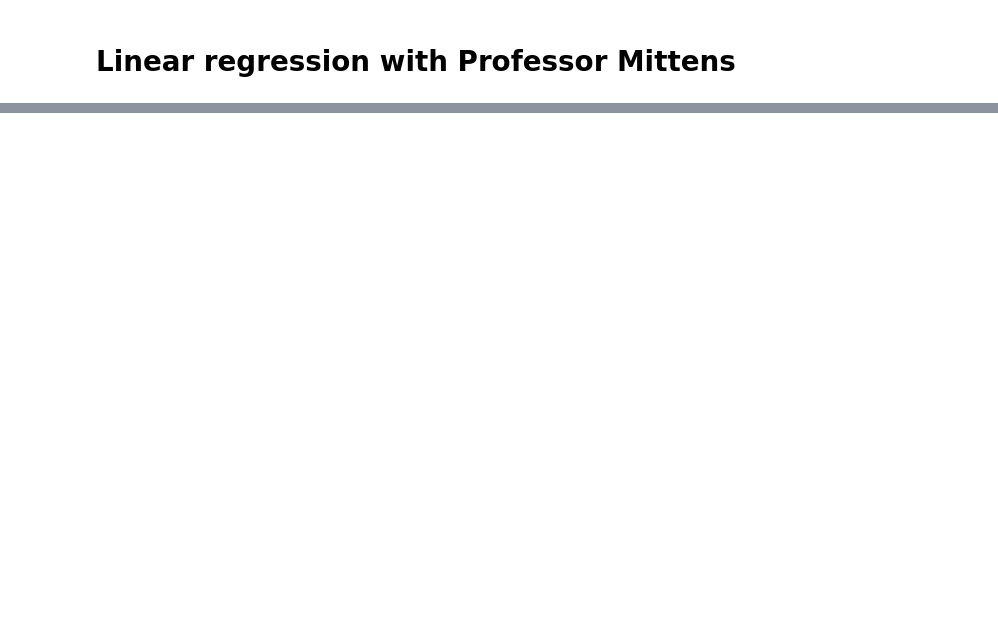
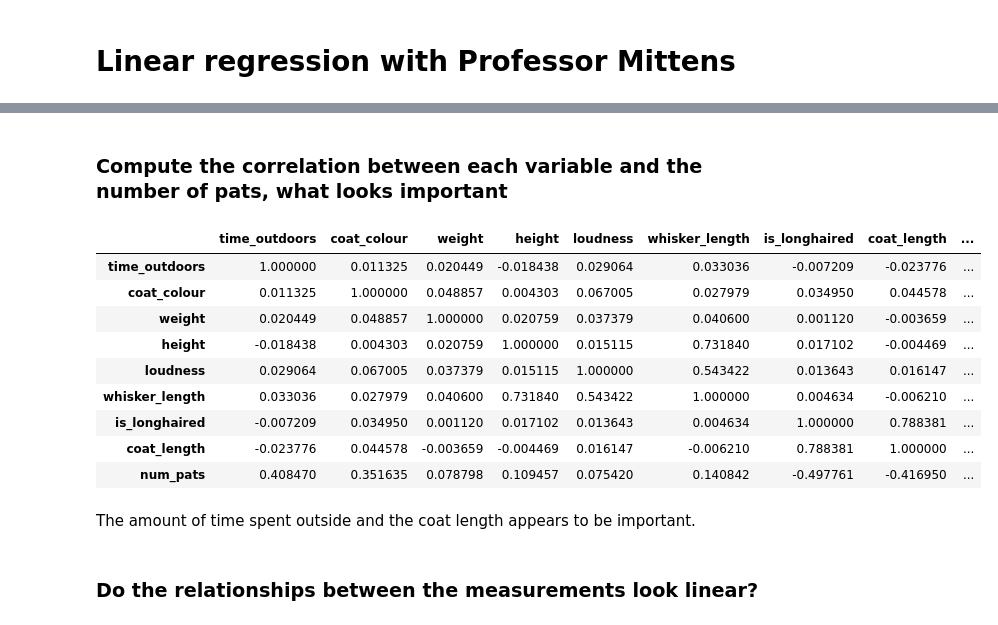
Before and after one commit to aezarebski/aas-extended-examples, a Jupyter notebook: example-2/example-2-answers.ipynb, the cells around one changed output, grey strips where cells are left out. Cells and saved outputs as stored; diff of their text form; code cells hidden in the pictures; blank space fills up the shorter version.

```diff
--- a/example-2/example-2-answers.ipynb
+++ b/example-2/example-2-answers.ipynb
@@ -82,0 +29,2 @@ Please take a 5 minute breather
+# %%
+cat_df = pd.read_csv("cat-pats.csv")
@@ -82,0 +46,19 @@ Please take a 5 minute breather
+# %% [markdown]
+### Compute the correlation between each variable and the number of pats, what looks important
+# %%
+cat_df.corr()
+# %% [output]
+|  | time_outdoors | coat_colour | weight | height | loudness | whisker_length | is_longhaired | coat_length | ... |
+| time_outdoors | 1.000000 | 0.011325 | 0.020449 | -0.018438 | 0.029064 | 0.033036 | -0.007209 | -0.023776 | ... |
+| coat_colour | 0.011325 | 1.000000 | 0.048857 | 0.004303 | 0.067005 | 0.027979 | 0.034950 | 0.044578 | ... |
+| weight | 0.020449 | 0.048857 | 1.000000 | 0.020759 | 0.037379 | 0.040600 | 0.001120 | -0.003659 | ... |
+| height | -0.018438 | 0.004303 | 0.020759 | 1.000000 | 0.015115 | 0.731840 | 0.017102 | -0.004469 | ... |
+| loudness | 0.029064 | 0.067005 | 0.037379 | 0.015115 | 1.000000 | 0.543422 | 0.013643 | 0.016147 | ... |
+| whisker_length | 0.033036 | 0.027979 | 0.040600 | 0.731840 | 0.543422 | 1.000000 | 0.004634 | -0.006210 | ... |
+| is_longhaired | -0.007209 | 0.034950 | 0.001120 | 0.017102 | 0.013643 | 0.004634 | 1.000000 | 0.788381 | ... |
+| coat_length | -0.023776 | 0.044578 | -0.003659 | -0.004469 | 0.016147 | -0.006210 | 0.788381 | 1.000000 | ... |
+| num_pats | 0.408470 | 0.351635 | 0.078798 | 0.109457 | 0.075420 | 0.140842 | -0.497761 | -0.416950 | ... |
+# %% [markdown]
+The amount of time spent outside and the coat length appears to be important.
+# %% [markdown]
+### Do the relationships between the measurements look linear?
```
Also changed, not shown: parts of 25 cells of this notebook.
